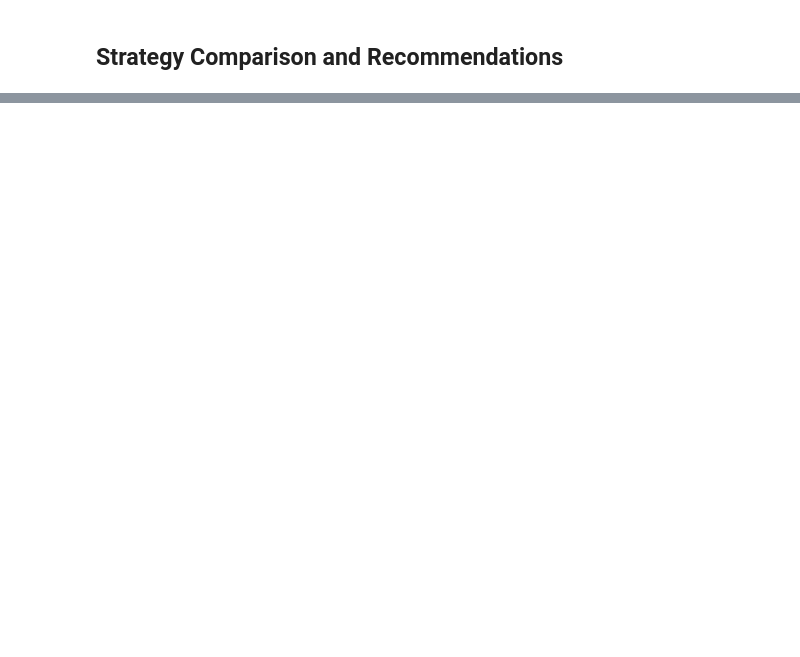
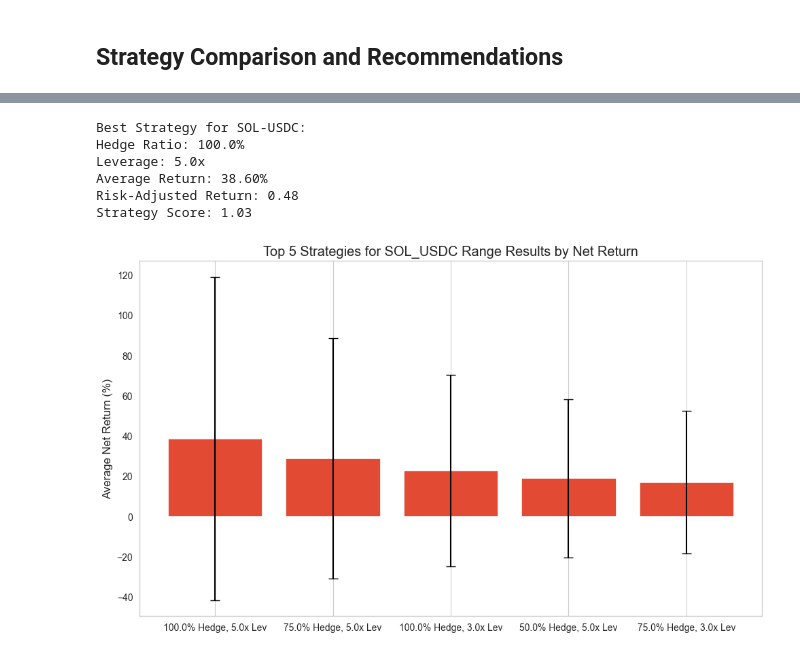
Before and after one commit to collinsyaotse/stablecoin-hedging, a Jupyter notebook: notebooks/lp_hedging_strategy.ipynb, the cells around one changed output, grey strips where cells are left out. Saved outputs shown, nothing was run; the diff lists cells and outputs as text; code cells hidden in the pictures; blank space fills up the shorter version.

```diff
--- a/notebooks/lp_hedging_strategy.ipynb
+++ b/notebooks/lp_hedging_strategy.ipynb
@@ -513,0 +822,40 @@ Strategy Score: 9.65
+# %%
+# Compare strategies for SOL-USDC
+sol_usdc_strategy_comparison = compare_strategies(sol_usdc_range_results)
+
+# Display strategy comparison
+sol_usdc_strategy_comparison[['hedge_ratio', 'leverage',
+                            'net_pnl_mean', 'net_pnl_std',
+                            'risk_adjusted_return', 'strategy_score']]
+
+# Identify the best strategies
+best_strategy = sol_usdc_strategy_comparison.iloc[0]
+print(f"\nBest Strategy for SOL-USDC:")
+print(f"Hedge Ratio: {best_strategy['hedge_ratio']*100}%")
+print(f"Leverage: {best_strategy['leverage']}x")
+print(f"Average Return: {best_strategy['net_pnl_mean']:.2f}%")
+print(f"Risk-Adjusted Return: {best_strategy['risk_adjusted_return']:.2f}")
+print(f"Strategy Score: {best_strategy['strategy_score']:.2f}")
+
+# Plot top strategies comparison
+top_strategies = sol_usdc_strategy_comparison.head(5)
+plt.figure(figsize=(10, 6))
+plt.bar(
+    [f"{r*100}% Hedge, {l}x Lev" for r, l in zip(top_strategies['hedge_ratio'], top_strategies['leverage'])],
+    top_strategies['net_pnl_mean'],
+    yerr=top_strategies['net_pnl_std'],
+    capsize=5
+)
+plt.title('Top 5 Strategies for SOL_USDC Range Results by Net Return')
+plt.ylabel('Average Net Return (%)')
+plt.grid(axis='y')
+plt.tight_layout()
+plt.show()
+# %% [output]
+Best Strategy for SOL-USDC:
+Hedge Ratio: 100.0%
+Leverage: 5.0x
+Average Return: 38.60%
+Risk-Adjusted Return: 0.48
+Strategy Score: 1.03
+[figure, added]
```
Also changed, not shown: parts of 24 cells of this notebook.
